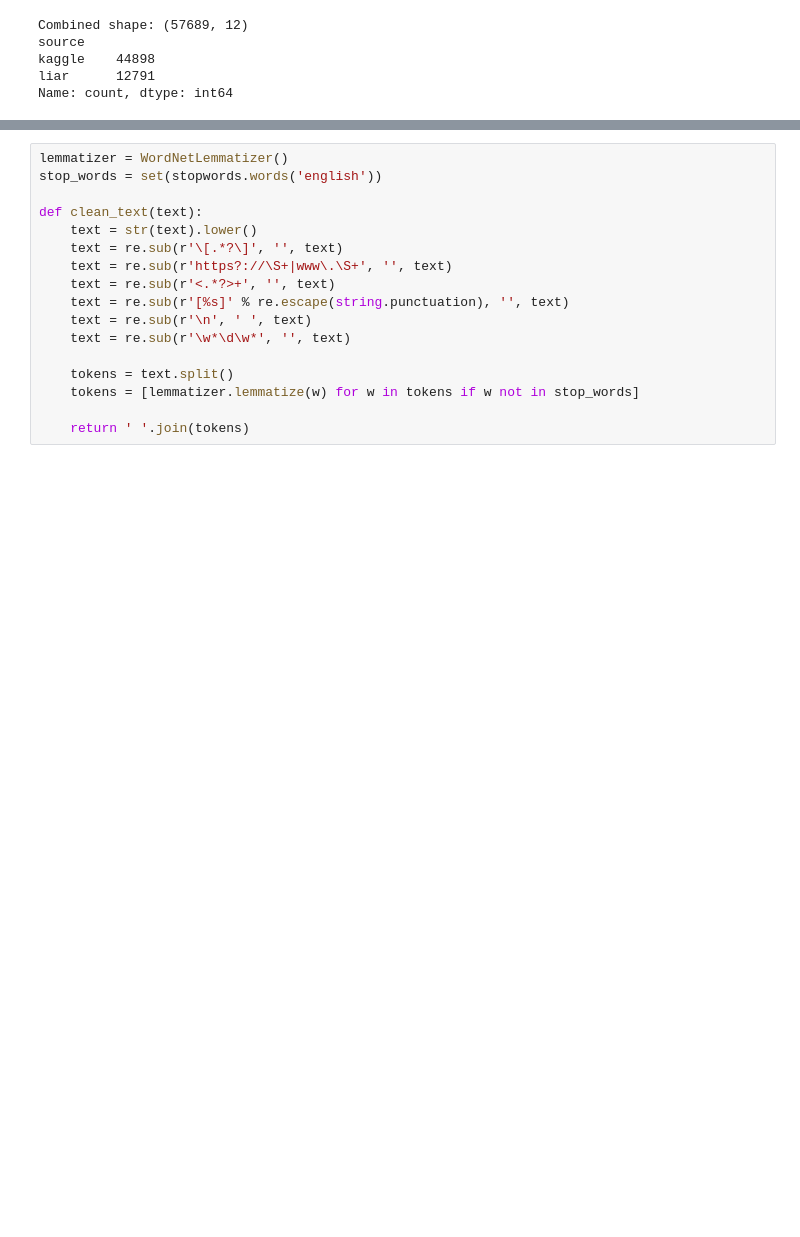
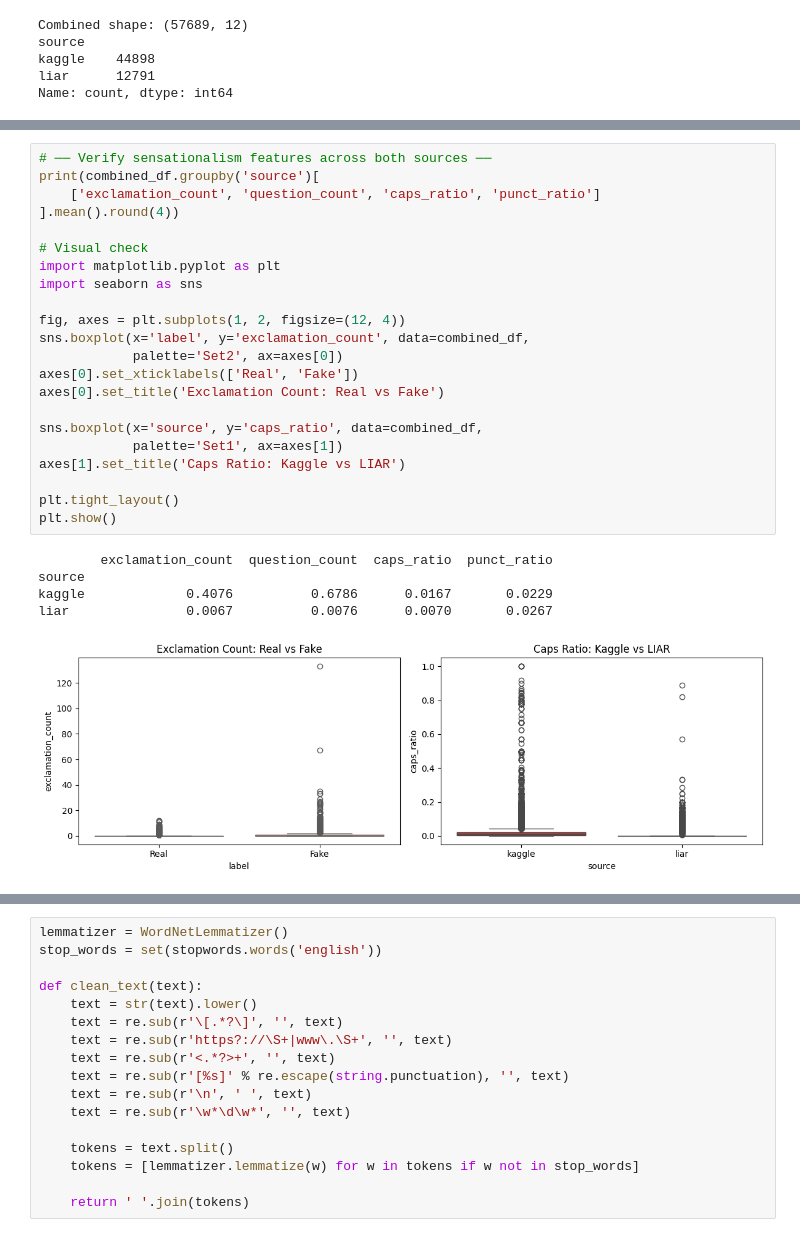
Before and after one commit to Katori-bo/Fake-News-Detection-NLP-Group---10-, a Jupyter notebook: notebooks/2_Preprocessing.ipynb, the cells around one changed output, grey strips where cells are left out. Saved outputs shown, nothing was run; the diff lists cells and outputs as text; blank space fills up the shorter version.

```diff
--- a/notebooks/2_Preprocessing.ipynb
+++ b/notebooks/2_Preprocessing.ipynb
@@ -108,0 +145,28 @@ Name: count, dtype: int64
+# %%
+# ── Verify sensationalism features across both sources ──
+print(combined_df.groupby('source')[
+    ['exclamation_count', 'question_count', 'caps_ratio', 'punct_ratio']
+].mean().round(4))
+
+# Visual check
+import matplotlib.pyplot as plt
+import seaborn as sns
+
+fig, axes = plt.subplots(1, 2, figsize=(12, 4))
+sns.boxplot(x='label', y='exclamation_count', data=combined_df,
+            palette='Set2', ax=axes[0])
+axes[0].set_xticklabels(['Real', 'Fake'])
+axes[0].set_title('Exclamation Count: Real vs Fake')
+
+sns.boxplot(x='source', y='caps_ratio', data=combined_df,
+            palette='Set1', ax=axes[1])
+axes[1].set_title('Caps Ratio: Kaggle vs LIAR')
+
+plt.tight_layout()
+plt.show()
+# %% [output]
+        exclamation_count  question_count  caps_ratio  punct_ratio
+source
+kaggle             0.4076          0.6786      0.0167       0.0229
+liar               0.0067          0.0076      0.0070       0.0267
+[figure, added]
```
Also changed, not shown: parts of 5 cells of this notebook, 34 other files.
